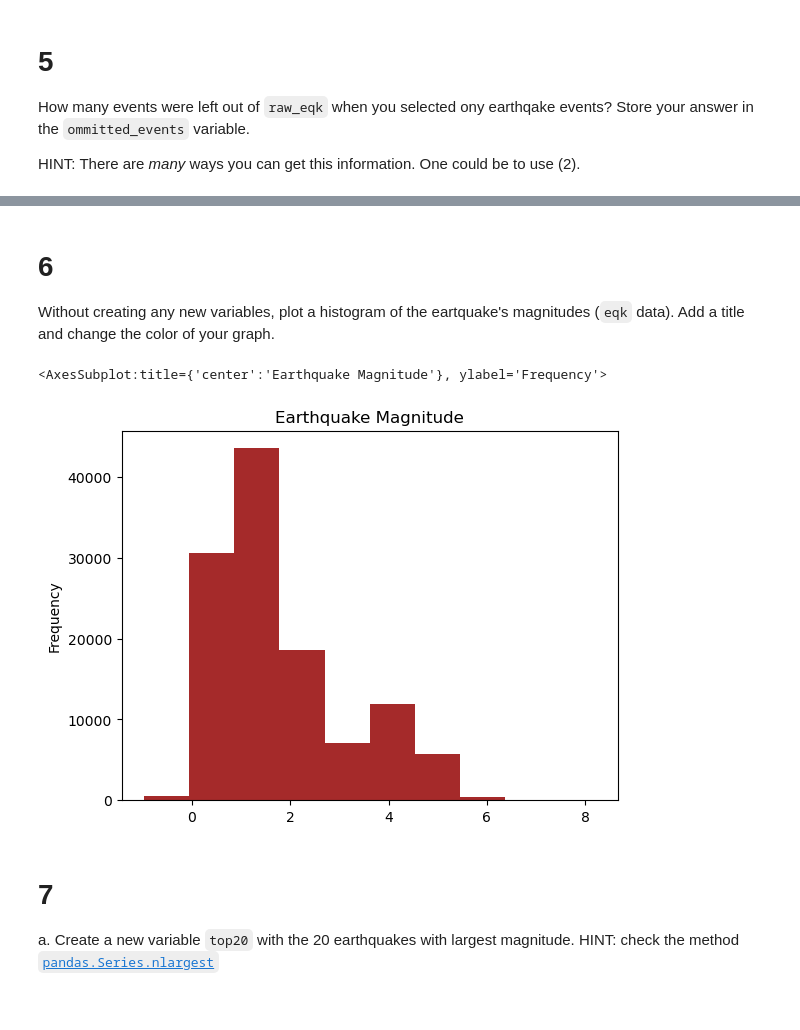
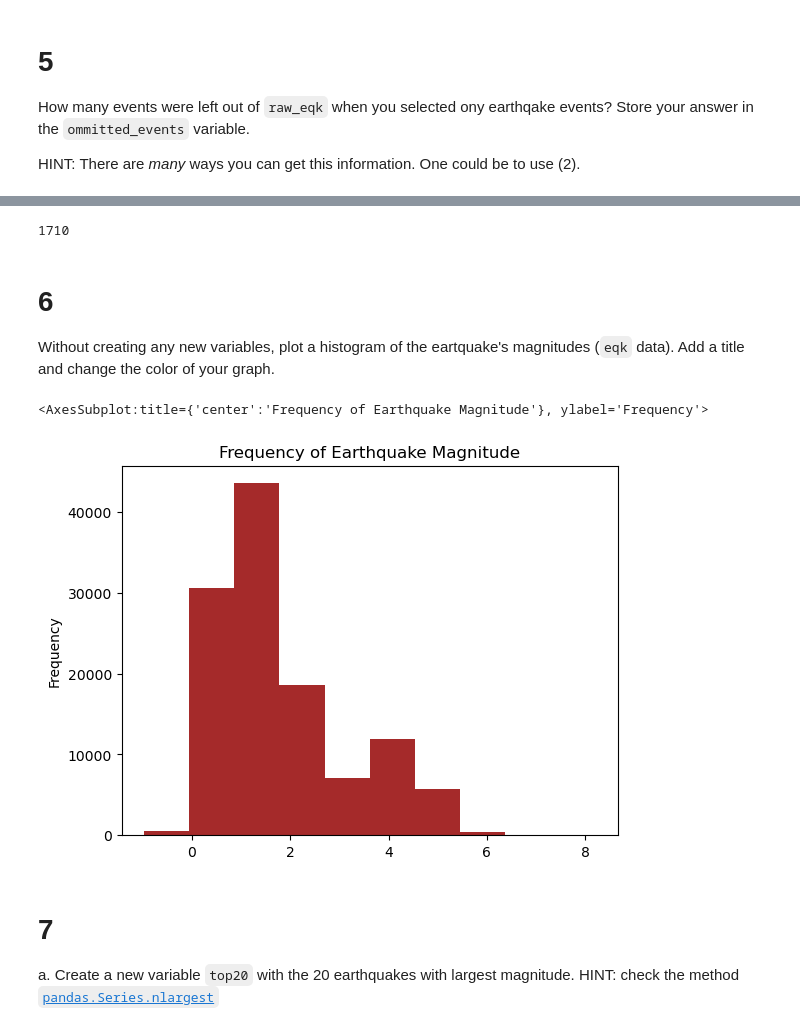
Before and after one commit to mmyiv/eds220-hwk1, a Jupyter notebook: hwk1-task3-earthquakes.ipynb, the cells around one changed output, grey strips where cells are left out. Cells and saved outputs as stored; diff of their text form; code cells hidden in the pictures.

```diff
--- a/hwk1-task3-earthquakes.ipynb
+++ b/hwk1-task3-earthquakes.ipynb
@@ -130,8 +129,5 @@ print(raw_eqk['type'].unique())
 
 a. Select only earthquake events and store them as `eqk` (variable name). Update the index of `eqk` to be the `id` column of the dataframe.
 # %%
-# Select only earthquake in type column
-print(raw_eqk[raw_eqk['type'] == 'earthquake'])
-eqk = raw_eqk[raw_eqk['type'] == 'earthquake']
-# Set index to 'id'
-eqk.set_index('id')
+# Select only earthquake in type column and set index
+eqk = raw_eqk[raw_eqk['type'] == 'earthquake'].set_index('id')
@@ -239,15 +185,22 @@ omitted_events = raw_eqk[raw_eqk['type'] != 'earthquake']
+# %%
+# Check number of events
+omitted_events
+# %% [output]
+1710
 # %% [markdown]
 <!-- BEGIN QUESTION -->
 
 # 6
 Without creating any new variables, plot a histogram of the eartquake's magnitudes (`eqk` data). Add a title and change the color of your graph.
 # %%
+# Plot the magnitude of earthquake by histogram
 eqk['mag'].plot(kind='hist',
-         color = "brown",
-         title = "Earthquake Magnitude")
+                xlabel = 'Magnitude',
+                color = "brown",
+                title = "Frequency of Earthquake Magnitude")
 # %% [output]
-<AxesSubplot:title={'center':'Earthquake Magnitude'}, ylabel='Frequency'>
+<AxesSubplot:title={'center':'Frequency of Earthquake Magnitude'}, ylabel='Frequency'>
-[figure, old version]
+[figure, new version]
 # %% [markdown]
 <!-- END QUESTION -->
 
```
Also changed, not shown: parts of 15 cells of this notebook.
